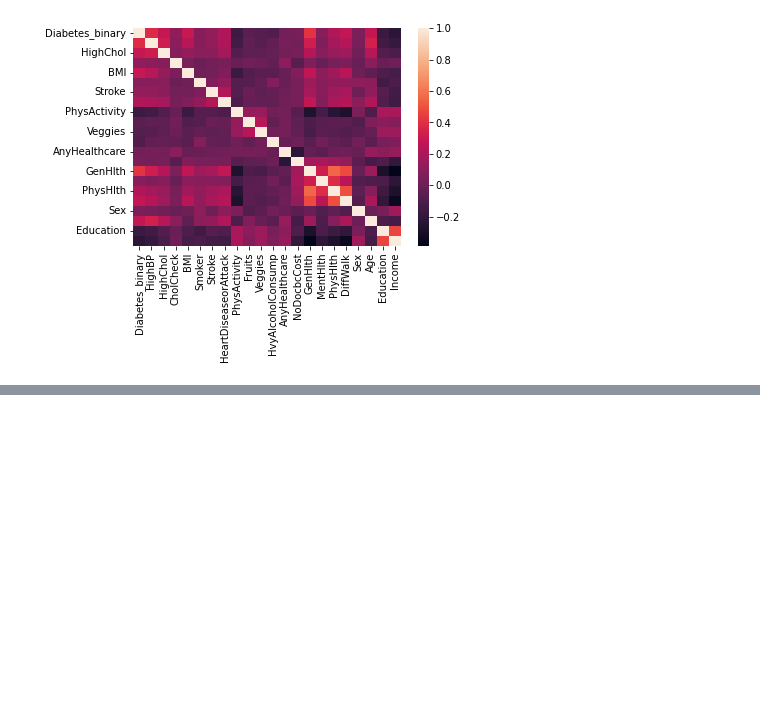
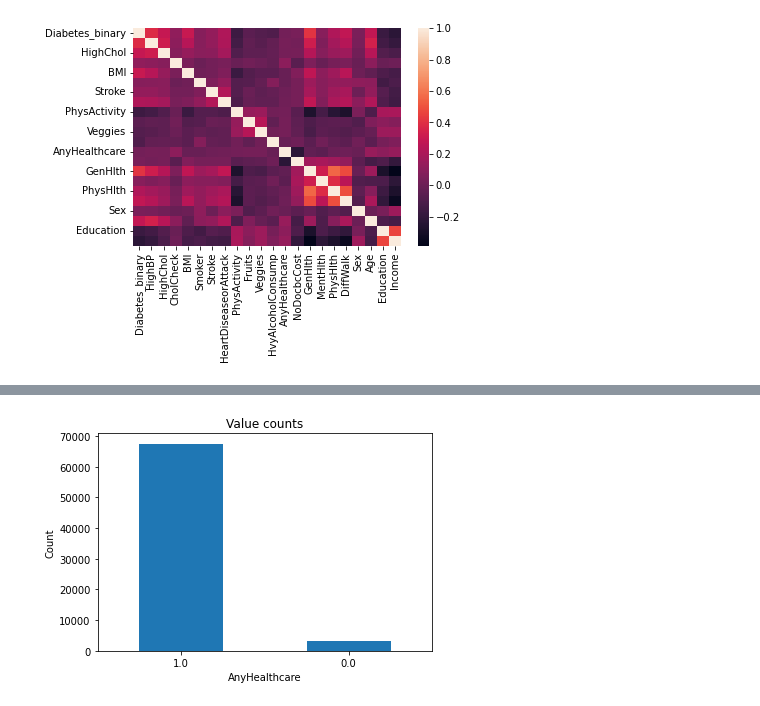
Before and after one commit to AmBadAl/Diabetes, a Jupyter notebook: ml_model.ipynb, the cells around one changed output, grey strips where cells are left out. Cells and saved outputs as stored; diff of their text form; code cells hidden in the pictures; blank space fills up the shorter version.

```diff
--- a/ml_model.ipynb
+++ b/ml_model.ipynb
@@ -162,0 +224,10 @@ sns.heatmap(df_corr)
+# %%
+# Have any kind of health care coverage, including health insurance, prepaid plans such as HMO, etc. 0 = no 1 = yes
+hIn_5050_split["AnyHealthcare"].value_counts().plot(kind="bar")
+plt.title("Value counts")
+plt.xlabel("AnyHealthcare")
+plt.xticks(rotation=0)
+plt.ylabel("Count")
+plt.show()
+# %% [output]
+[figure, added]
```
Also changed, not shown: parts of 13 cells of this notebook.
